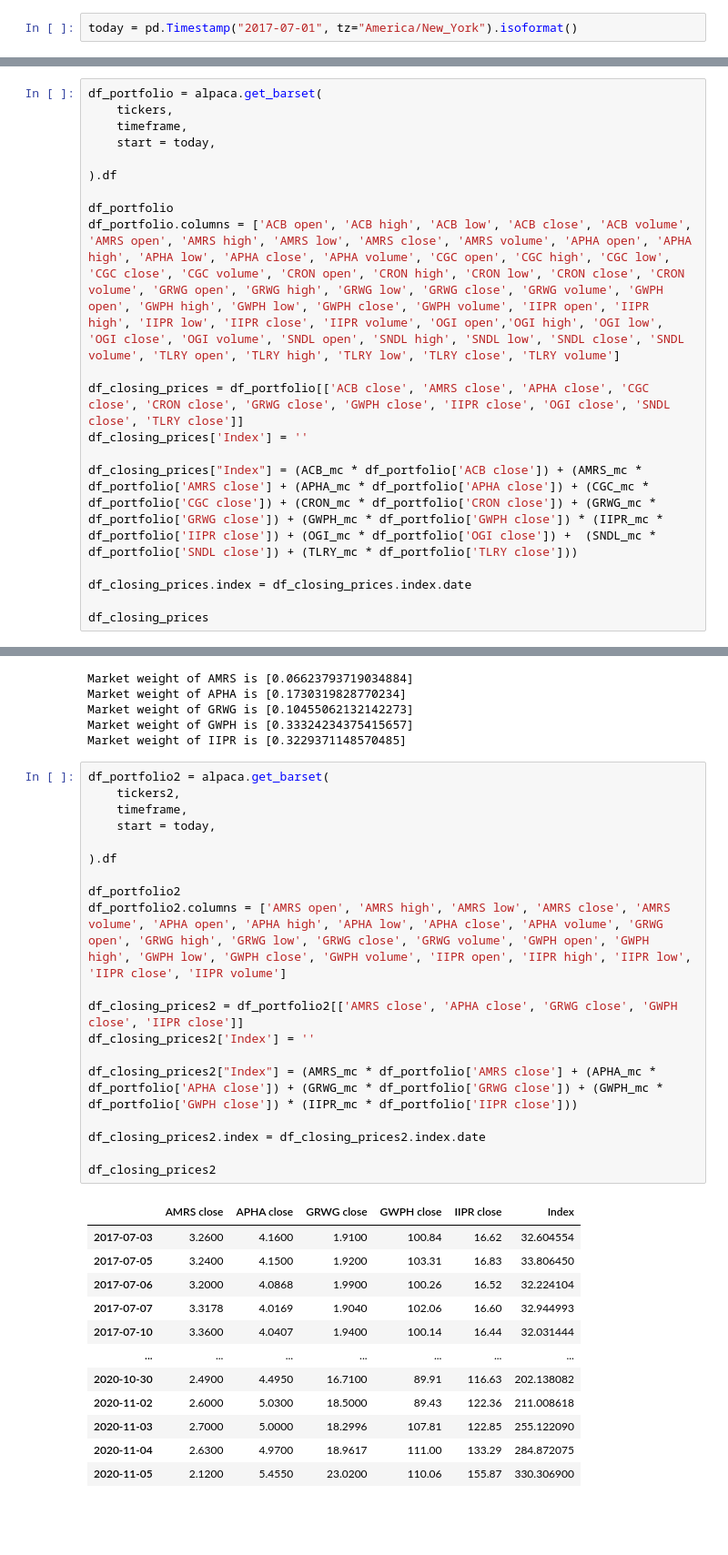
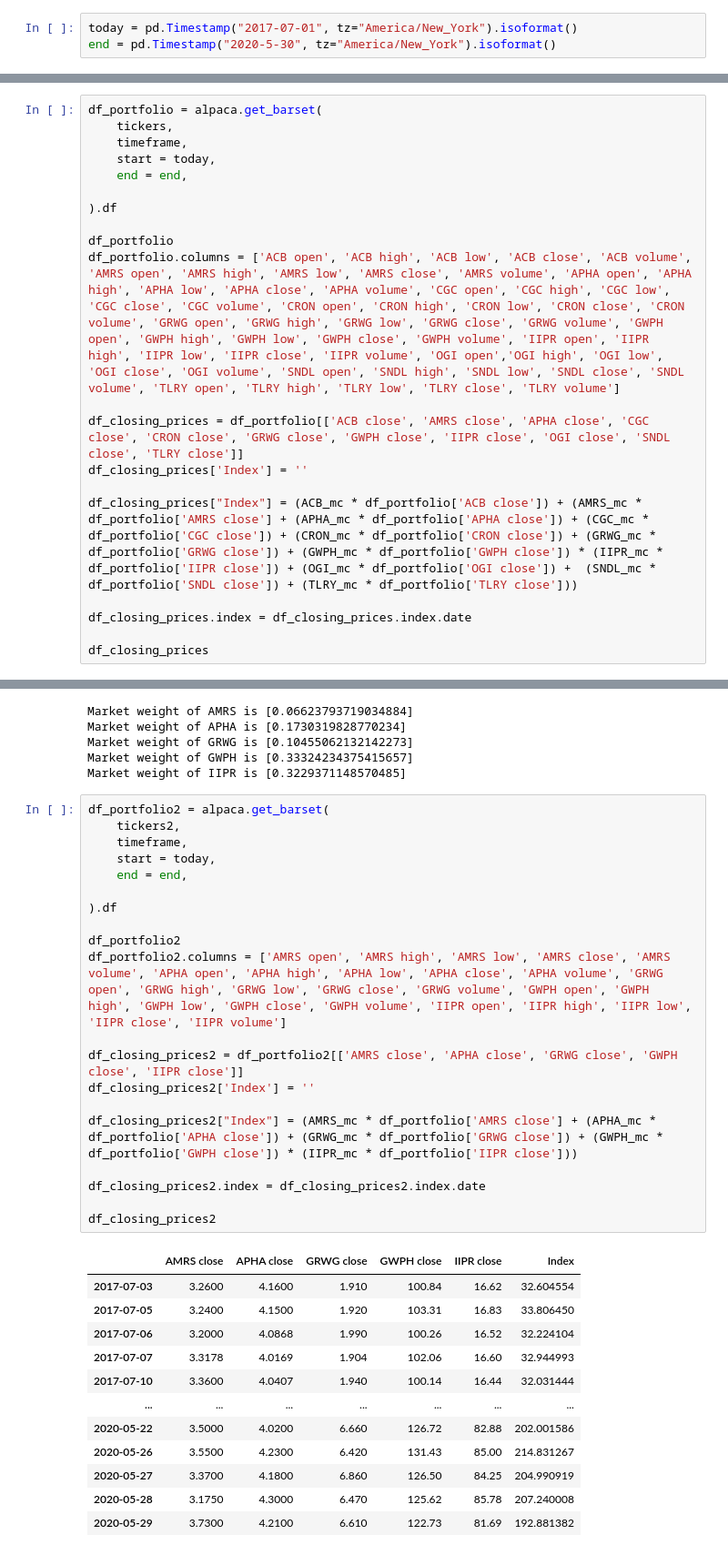
Before and after one commit to jtmcginley123/project-one, a Jupyter notebook: notebooks/jackie.ipynb, the cells around one changed output, grey strips where cells are left out. Shown at 91% size. Cells and saved outputs as stored; diff of their text form; blank space fills up the shorter version.

```diff
--- a/notebooks/jackie.ipynb
+++ b/notebooks/jackie.ipynb
@@ -29,6 +29,7 @@ alpaca = tradeapi.REST(
     api_version="v2")
 # %%
 today = pd.Timestamp("2017-07-01", tz="America/New_York").isoformat()
+end = pd.Timestamp("2020-5-30", tz="America/New_York").isoformat()
 # %%
 marketcap = [596707000, 552774000, 1444000000, 7596000000, 2113000000, 872504000, 2781000000, 2695000000, 260639000, 20155000, 841917000]
 total_marketcap = [19773696000]
@@ -75,6 +76,7 @@ df_portfolio = alpaca.get_barset(
     tickers,
     timeframe,
     start = today,
+    end = end,
 
 ).df
 
@@ -151,32 +153,33 @@ Market weight of IIPR is [0.3229371148570485]
 # %%
 df_portfolio2 = alpaca.get_barset(
     tickers2,
     timeframe,
     start = today,
+    end = end,
 
 ).df
 
 df_portfolio2
 df_portfolio2.columns = ['AMRS open', 'AMRS high', 'AMRS low', 'AMRS close', 'AMRS volume', 'APHA open', 'APHA high', 'APHA low', 'APHA close', 'APHA volume', 'GRWG open', 'GRWG high', 'GRWG low', 'GRWG close', 'GRWG volume', 'GWPH open', 'GWPH high', 'GWPH low', 'GWPH close', 'GWPH volume', 'IIPR open', 'IIPR high', 'IIPR low', 'IIPR close', 'IIPR volume']
 
 df_closing_prices2 = df_portfolio2[['AMRS close', 'APHA close', 'GRWG close', 'GWPH close', 'IIPR close']]
 df_closing_prices2['Index'] = ''
 
 df_closing_prices2["Index"] = (AMRS_mc * df_portfolio['AMRS close'] + (APHA_mc * df_portfolio['APHA close']) + (GRWG_mc * df_portfolio['GRWG close']) + (GWPH_mc * df_portfolio['GWPH close']) * (IIPR_mc * df_portfolio['IIPR close']))
 
 df_closing_prices2.index = df_closing_prices2.index.date
 
 df_closing_prices2
 # %% [output]
 |  | AMRS close | APHA close | GRWG close | GWPH close | IIPR close | Index |
-| 2017-07-03 | 3.2600 | 4.1600 | 1.9100 | 100.84 | 16.62 | 32.604554 |
-| 2017-07-05 | 3.2400 | 4.1500 | 1.9200 | 103.31 | 16.83 | 33.806450 |
-| 2017-07-06 | 3.2000 | 4.0868 | 1.9900 | 100.26 | 16.52 | 32.224104 |
-| 2017-07-07 | 3.3178 | 4.0169 | 1.9040 | 102.06 | 16.60 | 32.944993 |
-| 2017-07-10 | 3.3600 | 4.0407 | 1.9400 | 100.14 | 16.44 | 32.031444 |
+| 2017-07-03 | 3.2600 | 4.1600 | 1.910 | 100.84 | 16.62 | 32.604554 |
+| 2017-07-05 | 3.2400 | 4.1500 | 1.920 | 103.31 | 16.83 | 33.806450 |
+| 2017-07-06 | 3.2000 | 4.0868 | 1.990 | 100.26 | 16.52 | 32.224104 |
+| 2017-07-07 | 3.3178 | 4.0169 | 1.904 | 102.06 | 16.60 | 32.944993 |
+| 2017-07-10 | 3.3600 | 4.0407 | 1.940 | 100.14 | 16.44 | 32.031444 |
 | ... | ... | ... | ... | ... | ... | ... |
-| 2020-10-30 | 2.4900 | 4.4950 | 16.7100 | 89.91 | 116.63 | 202.138082 |
-| 2020-11-02 | 2.6000 | 5.0300 | 18.5000 | 89.43 | 122.36 | 211.008618 |
-| 2020-11-03 | 2.7000 | 5.0000 | 18.2996 | 107.81 | 122.85 | 255.122090 |
-| 2020-11-04 | 2.6300 | 4.9700 | 18.9617 | 111.00 | 133.29 | 284.872075 |
-| 2020-11-05 | 2.1200 | 5.4550 | 23.0200 | 110.06 | 155.87 | 330.306900 |
+| 2020-05-22 | 3.5000 | 4.0200 | 6.660 | 126.72 | 82.88 | 202.001586 |
+| 2020-05-26 | 3.5500 | 4.2300 | 6.420 | 131.43 | 85.00 | 214.831267 |
+| 2020-05-27 | 3.3700 | 4.1800 | 6.860 | 126.50 | 84.25 | 204.990919 |
+| 2020-05-28 | 3.1750 | 4.3000 | 6.470 | 125.62 | 85.78 | 207.240008 |
+| 2020-05-29 | 3.7300 | 4.2100 | 6.610 | 122.73 | 81.69 | 192.881382 |
```
Also changed, not shown: parts of 8 cells of this notebook, 3 other files.
